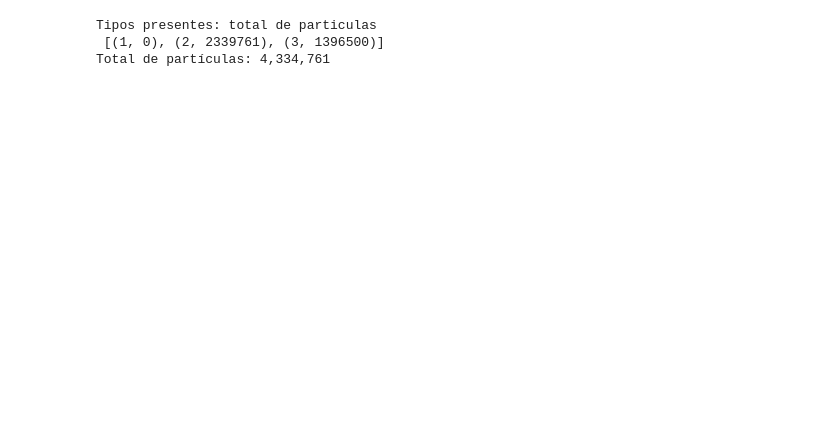
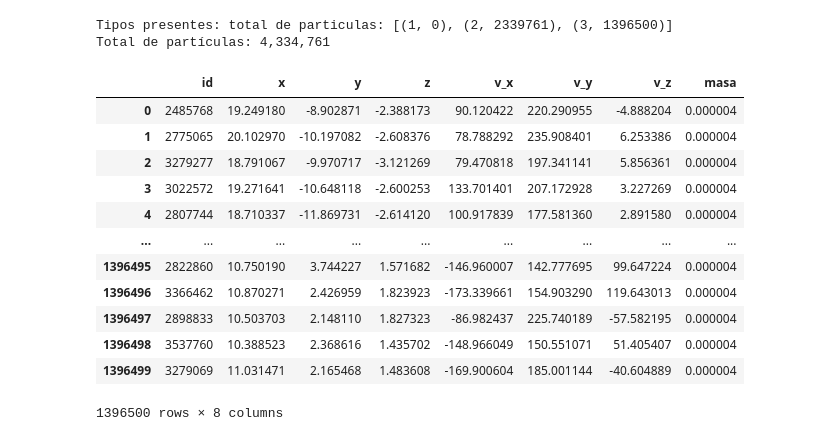
Before and after one commit to sperezp23/Analizador_de_Galaxias, a Jupyter notebook: Ensayos.ipynb, the cells around one changed output. Saved outputs shown, nothing was run; the diff lists cells and outputs as text; code cells hidden in the pictures; blank space fills up the shorter version.

```diff
--- a/Ensayos.ipynb
+++ b/Ensayos.ipynb
@@ -16,10 +16,9 @@ def leer_gadget2_por_tipo(path_del_archivo):
         numero_de_particulas = struct.unpack("6I", header_bytes[0:24])
         masas_del_header = struct.unpack("6d", header_bytes[24:72])  # masas por tipo_de_particula si son iguales
         total_de_particulas = sum(numero_de_particulas)
-
         tipos_presentes = [i for i, n in enumerate(numero_de_particulas) if n > 0]
 
-        print(f"Tipos presentes: total de particulas\n {list(zip(tipos_presentes,numero_de_particulas))}")
+        print(f"Tipos presentes: total de particulas: {list(zip(tipos_presentes, numero_de_particulas))}")
         print(f"Total de partículas: {total_de_particulas:,}")
 
         # Leer POS
@@ -78,7 +77,7 @@ def leer_gadget2_por_tipo(path_del_archivo):
             "z": posicion[:, 2],
             "v_x": velocidad[:, 0],
             "v_y": velocidad[:, 1],
-            "v_z": velocidad[:, 2],
+            "v_z": velocidad[:, 2]
         }
 
         if masa is not None:
@@ -99,9 +98,24 @@ materia_oscura_df = dfs['1']
 disco_df = dfs['2']
 bulbo_df = dfs['3']
 # %% [output]
-Tipos presentes: total de particulas
- [(1, 0), (2, 2339761), (3, 1396500)]
+Tipos presentes: total de particulas: [(1, 0), (2, 2339761), (3, 1396500)]
 Total de partículas: 4,334,761
+# %%
+disco_df
+# %% [output]
+|  | id | x | y | z | v_x | v_y | v_z | masa |
+| 0 | 2485768 | 19.249180 | -8.902871 | -2.388173 | 90.120422 | 220.290955 | -4.888204 | 0.000004 |
+| 1 | 2775065 | 20.102970 | -10.197082 | -2.608376 | 78.788292 | 235.908401 | 6.253386 | 0.000004 |
+| 2 | 3279277 | 18.791067 | -9.970717 | -3.121269 | 79.470818 | 197.341141 | 5.856361 | 0.000004 |
+| 3 | 3022572 | 19.271641 | -10.648118 | -2.600253 | 133.701401 | 207.172928 | 3.227269 | 0.000004 |
+| 4 | 2807744 | 18.710337 | -11.869731 | -2.614120 | 100.917839 | 177.581360 | 2.891580 | 0.000004 |
+| ... | ... | ... | ... | ... | ... | ... | ... | ... |
+| 1396495 | 2822860 | 10.750190 | 3.744227 | 1.571682 | -146.960007 | 142.777695 | 99.647224 | 0.000004 |
+| 1396496 | 3366462 | 10.870271 | 2.426959 | 1.823923 | -173.339661 | 154.903290 | 119.643013 | 0.000004 |
+| 1396497 | 2898833 | 10.503703 | 2.148110 | 1.827323 | -86.982437 | 225.740189 | -57.582195 | 0.000004 |
+| 1396498 | 3537760 | 10.388523 | 2.368616 | 1.435702 | -148.966049 | 150.551071 | 51.405407 | 0.000004 |
+| 1396499 | 3279069 | 11.031471 | 2.165468 | 1.483608 | -169.900604 | 185.001144 | -40.604889 | 0.000004 |
+1396500 rows × 8 columns
 # %%
 def centrar_galaxia(base_de_datos):
 
```
Also changed, not shown: parts of 2 cells of this notebook.
